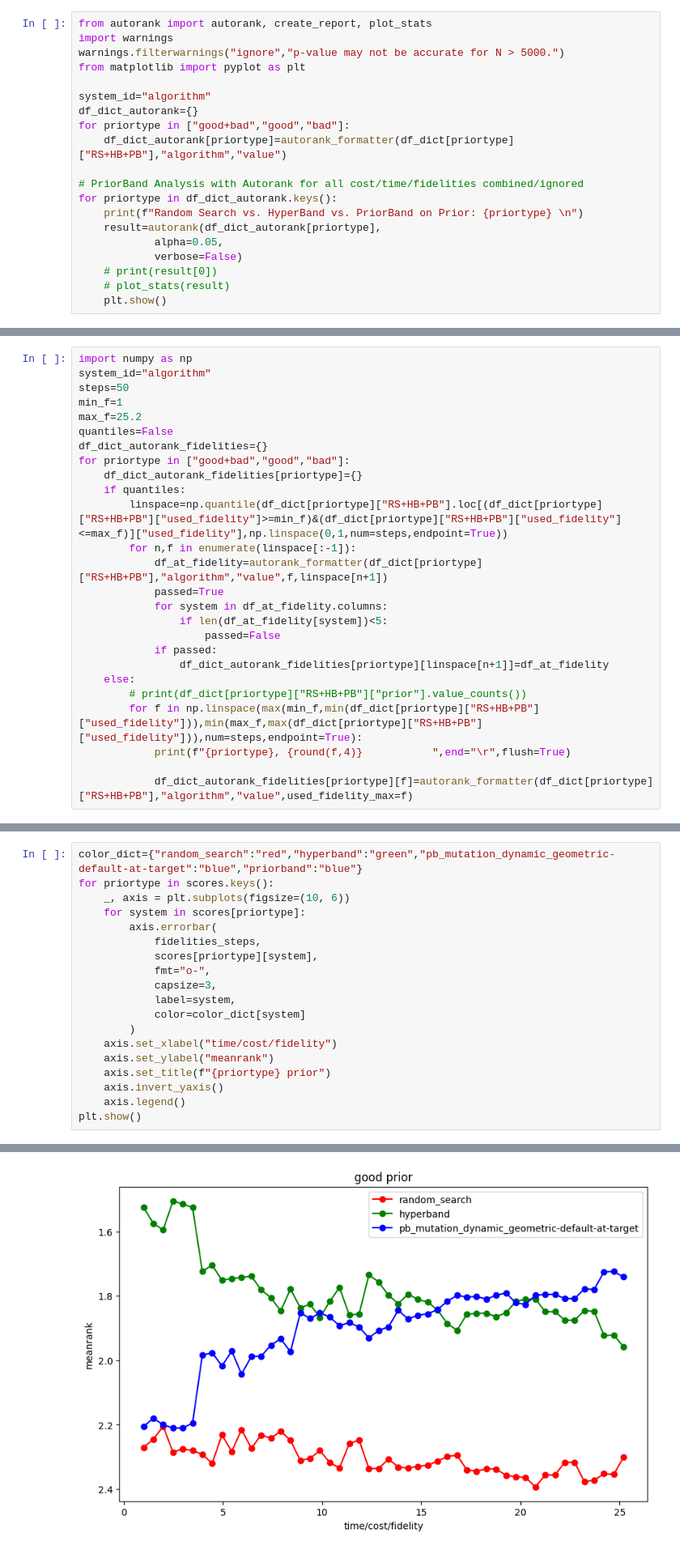
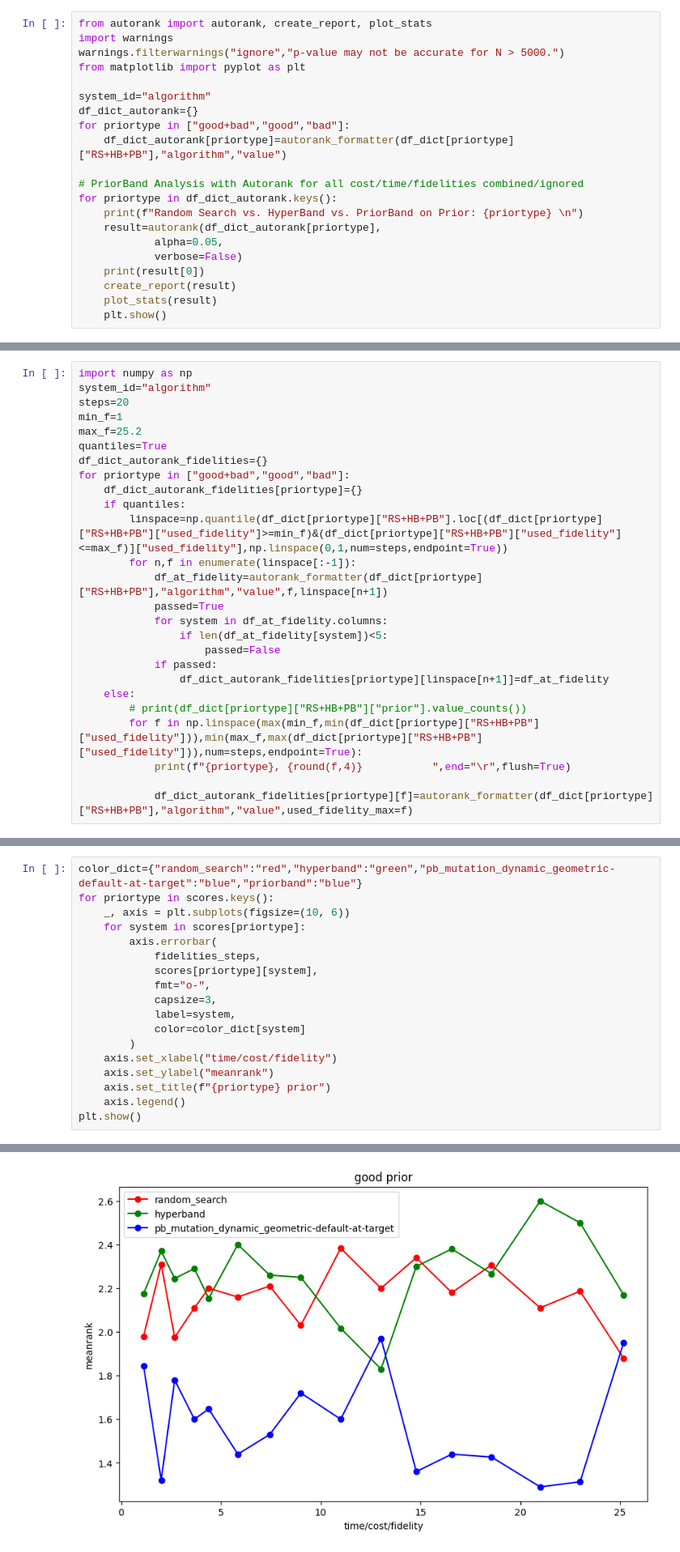
Before and after one commit to automl-private/significance_analysis, a Jupyter notebook: 10_10_to_17_10/priorband_autorank.ipynb, the cells around one changed output, grey strips where cells are left out. Shown at 81% size. Saved outputs shown, nothing was run; the diff lists cells and outputs as text.

```diff
--- a/10_10_to_17_10/priorband_autorank.ipynb
+++ b/10_10_to_17_10/priorband_autorank.ipynb
@@ -61,8 +60,9 @@ for priortype in df_dict_autorank.keys():
     result=autorank(df_dict_autorank[priortype],
             alpha=0.05,
             verbose=False)
-    # print(result[0])
-    # plot_stats(result)
+    print(result[0])
+    create_report(result)
+    plot_stats(result)
     plt.show()
 # %% [output]
 Random Search vs. HyperBand vs. PriorBand on Prior: good+bad
@@ -73,10 +107,10 @@ Random Search vs. HyperBand vs. PriorBand on Prior: bad
 # %%
 import numpy as np
 system_id="algorithm"
-steps=50
+steps=20
 min_f=1
 max_f=25.2
-quantiles=False
+quantiles=True
 df_dict_autorank_fidelities={}
 for priortype in ["good+bad","good","bad"]:
     df_dict_autorank_fidelities[priortype]={}
@@ -132,7 +165,6 @@ for priortype in scores.keys():
     axis.set_xlabel("time/cost/fidelity")
     axis.set_ylabel("meanrank")
     axis.set_title(f"{priortype} prior")
-    axis.invert_yaxis()
     axis.legend()
 plt.show()
 # %% [output]
@@ -140 +172 @@ plt.show()
-[figure, old version]
+[figure, new version]
```
Also changed, not shown: parts of 5 cells of this notebook.
